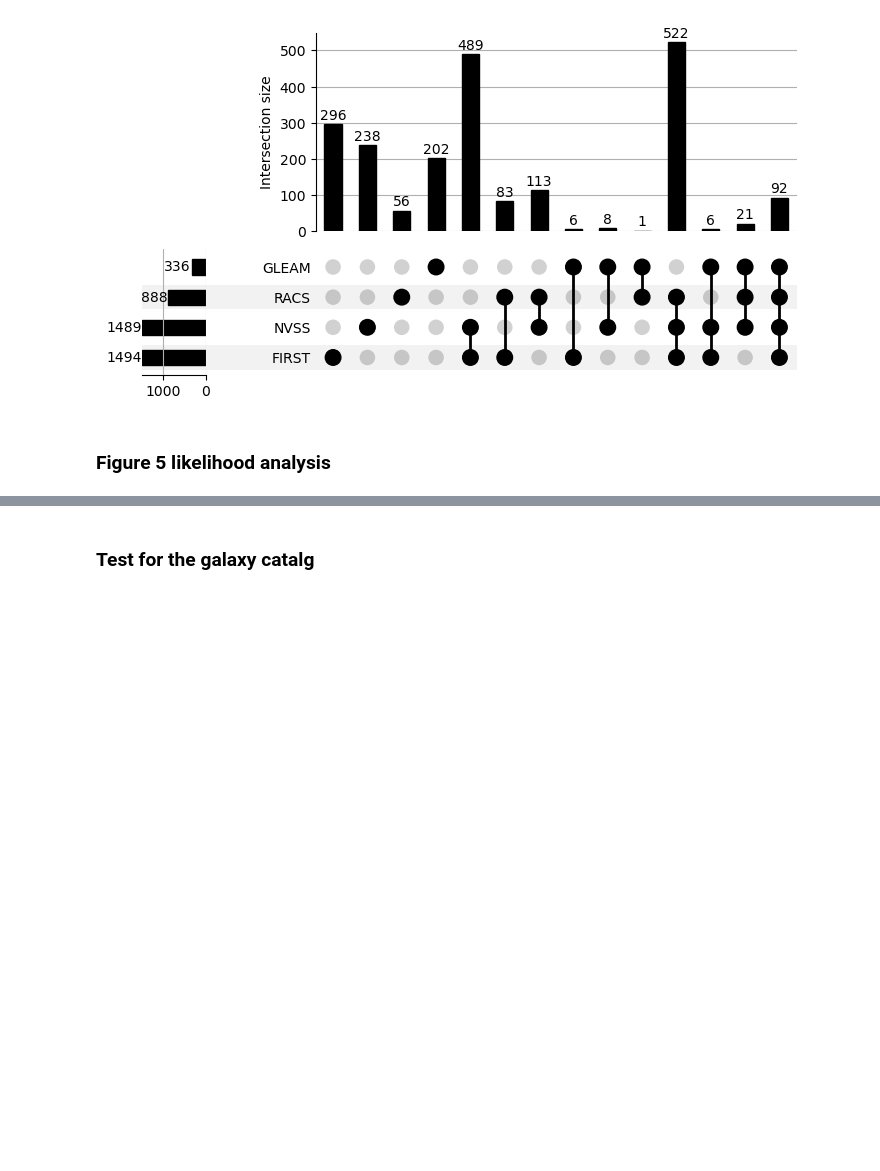
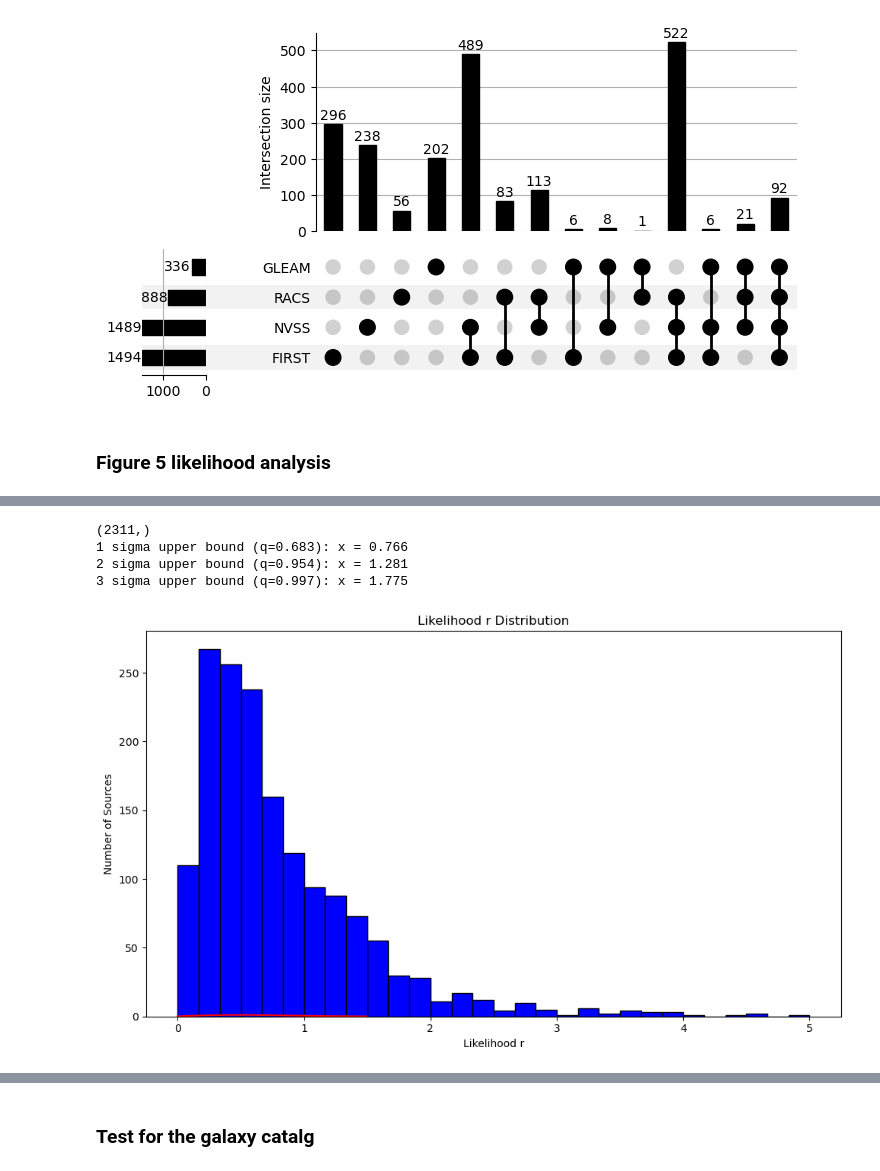
Before and after one commit to ykzhang112233/highz-catalogue, a Jupyter notebook: scripts/0-result_analysis.ipynb, the cells around one changed output, grey strips where cells are left out. Cells and saved outputs as stored; diff of their text form; code cells hidden in the pictures; blank space fills up the shorter version.

```diff
--- a/scripts/0-result_analysis.ipynb
+++ b/scripts/0-result_analysis.ipynb
@@ -512,0 +531,19 @@ def likelihood_analysis(df, z_threshold=5):
+# %%
+# select subset with z_reliable_flag == 1 and source_tier_first exist and =1
+# df_z12 = df_fi[df_fi['z_reliable_flag'] <= 2].reset_index(drop=True)
+
+def get_tier_flag(row,column_use):
+    tiers = row[[column_use]]
+    if any(t == 1 for t in tiers):
+        return 'tier_1'
+    elif any(t in [2, 3] for t in tiers):
+        return 'tier23'
+    else:
+        return 'none'  # 可选
+def filter_df(df1,df_full,z_flag_lim = 1):
+    df1=df1[df1['z_reliable_flag'] <= z_flag_lim].reset_index(drop=True)
+    df_full=df_full[df_full['sdss_name'].isin(df1['sdss_name'])].reset_index(drop=True)
+    return df1,df_full
+
+df_good,df_full_good= filter_df(df_fi, df_ref_a, z_flag_lim=2)
+df_full_good
@@ -512,0 +609,53 @@ def likelihood_analysis(df, z_threshold=5):
+# %%
+from scipy.stats import rayleigh
+
+# plot the histogram of likelihood r
+data = df_good_likeli['likeli_first'].values
+# data = df_full_good[df_full_good['source_tier_first'] == 1]['Separation_first']
+print(data.shape)
+plt.figure(figsize=(10, 6))
+plt.hist(data, bins=30, range=(0, 5),
+         edgecolor='black',
+        #  density=True,  # Normalize the histogram
+         color='blue',
+         label='Likelihood r distribution')
+
+
+data_r = data[data < 1.5]
+# loc = 0
+# scale = rayleigh.fit(data_r, floc=loc)[1]
+loc,scale = rayleigh.fit(data_r)
+x_r = np.linspace(0, data_r.max(), 500)
+pdf_fitted = rayleigh.pdf(x_r, loc=loc, scale=scale)
+
+# ------------mannually set loc and scale for testing----------
+# print(loc,scale)
+# loc_values = [0,0,0,0]
+# scale_values = [0.22,0.23,0.24,0.25]
+# colors = ['blue', 'green', 'orange', 'red']
+# for i,color in enumerate(colors):
+#     locs = loc_values[i]
+#     scales = scale_values[i]
+#     y = rayleigh.pdf(x_r, loc=locs, scale=scales)
+#     plt.plot(x_r, y, label=f'scale = {scales}', color=color)
+# ----------------------------------------------------------------
+# --------------use the fitted loc and scale to plot the pdf----------------
+for sigma, q in zip([1, 2, 3], [0.683, 0.954, 0.997]):
+    x = rayleigh.ppf(q, loc=loc, scale=scale)
+    print(f"{sigma} sigma upper bound (q={q}): x = {x:.3f}")
+plt.plot(x_r, pdf_fitted, 'r-', label=f'Rayleigh Fit\nscale={scale:.2f}')
+# ----------------------------------------------------------------
+plt.title('Likelihood r Distribution')
+plt.xlabel('Likelihood r')
+plt.ylabel('Number of Sources')
+# using log scale for y-axis
+# plt.yscale('log')
+plt.tight_layout()
+# plt.savefig('likelihood_r_distribution.pdf', format='pdf', dpi=300)
+plt.show()
+# %% [output]
+(2311,)
+1 sigma upper bound (q=0.683): x = 0.766
+2 sigma upper bound (q=0.954): x = 1.281
+3 sigma upper bound (q=0.997): x = 1.775
+[figure, added]
```
Also changed, not shown: parts of 10 cells of this notebook.
